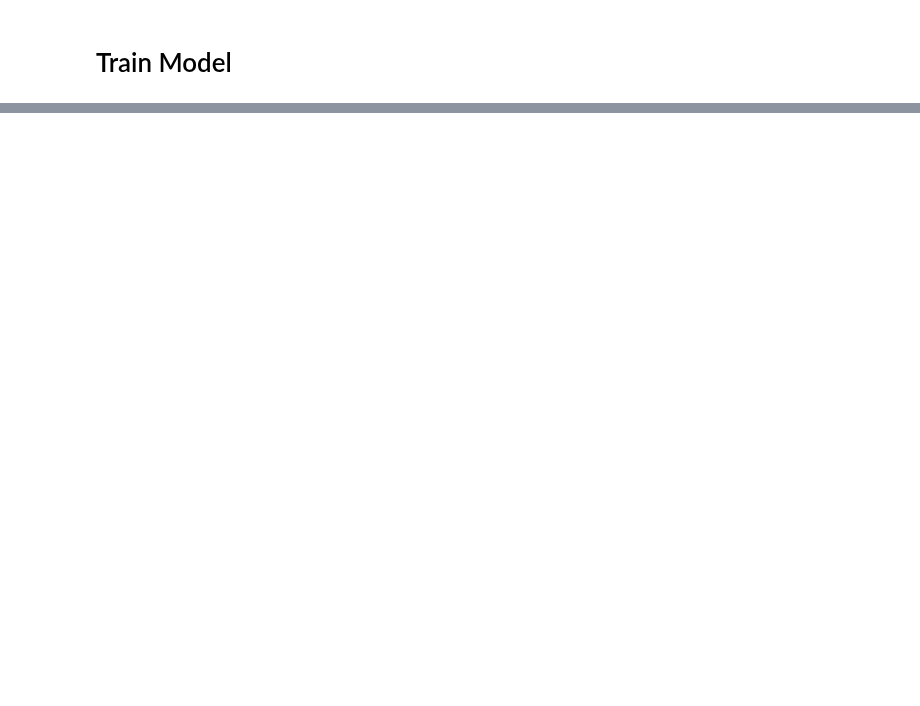
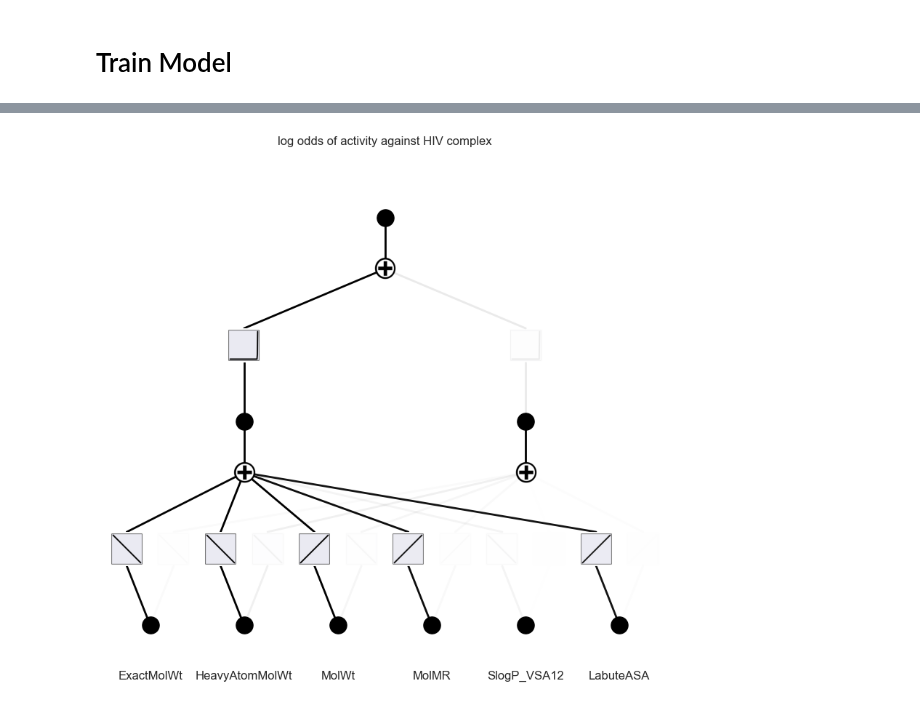
Before and after one commit to cgeils25/Chemical_Physics_and_KANs, a Jupyter notebook: notebooks/hiv/hiv_initial.ipynb, the cells around one changed output, grey strips where cells are left out. Drawn from its saved outputs; the diff is of its cells as text; code cells hidden in the pictures; blank space fills up the shorter version.

```diff
--- a/notebooks/hiv/hiv_initial.ipynb
+++ b/notebooks/hiv/hiv_initial.ipynb
@@ -551,0 +884,14 @@ weighted avg       0.95      0.96      0.95      7238
+# %%
+model_reduced_2_layer = KAN(width=[OPTIONS['num_features_for_reduced_model'], 2, 1], auto_save=False)
+
+results_reduced_2_layer = train_binary_classification(model=model_reduced_2_layer,
+                     X_train=X_train_reduced,
+                     y_train=y_train_tensor,
+                     X_test=X_test_reduced,
+                     y_test=y_test_tensor,
+                     lr=OPTIONS['lr'],
+                     num_itrs=OPTIONS['num_itrs'],
+                     verbose=True,
+                     seed=OPTIONS['random_seed'],
+                     n_iterations_per_print=10,
+                     data_checks=False)
@@ -551,0 +920,4 @@ weighted avg       0.95      0.96      0.95      7238
+# %%
+model_reduced_2_layer.plot(in_vars=best_feature_names, varscale=.3, scale=1, out_vars=['log odds of activity against HIV complex'])
+# %% [output]
+[figure, added]
```
Also changed, not shown: parts of 35 cells of this notebook.
